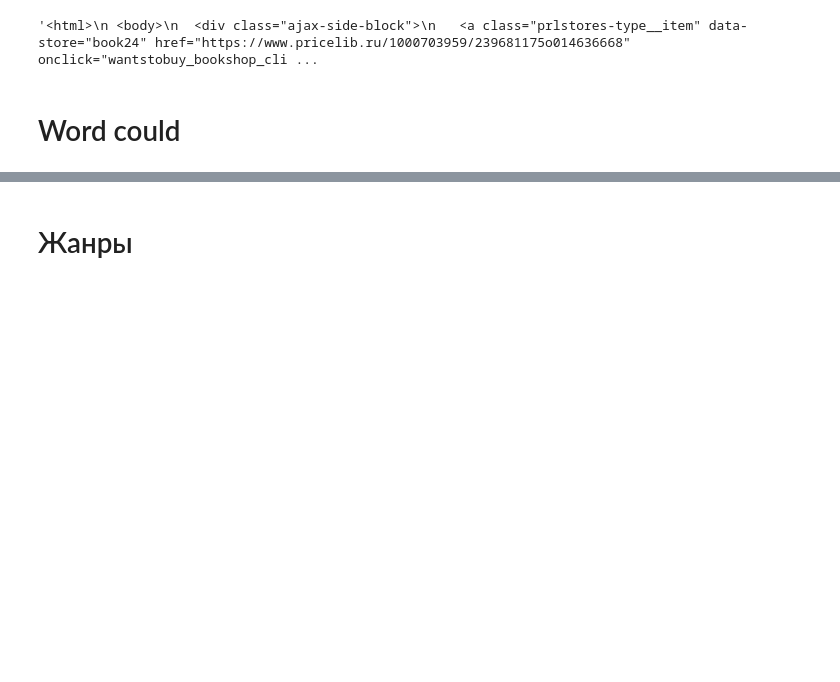
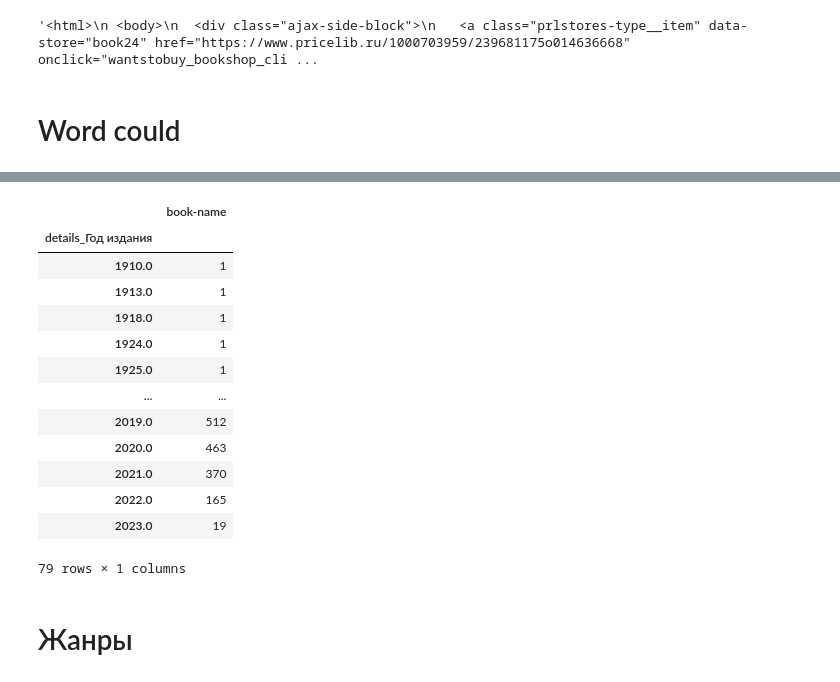
Before and after one commit to ansafronov/FantLitrature_Project, a Jupyter notebook: Data_collection.ipynb, the cells around one changed output, grey strips where cells are left out. Drawn from its saved outputs; the diff is of its cells as text; code cells hidden in the pictures; blank space fills up the shorter version.

```diff
--- a/Data_collection.ipynb
+++ b/Data_collection.ipynb
@@ -404,2 +407,25 @@ book_df
+# %%
+(
+    book_df.pivot_table(
+        index='details_Год издания',
+        values='book-name',
+        aggfunc='nunique'
+    )
+)
+# %% [output]
+|  | book-name |
+| details_Год издания |  |
+| 1910.0 | 1 |
+| 1913.0 | 1 |
+| 1918.0 | 1 |
+| 1924.0 | 1 |
+| 1925.0 | 1 |
+| ... | ... |
+| 2019.0 | 512 |
+| 2020.0 | 463 |
+| 2021.0 | 370 |
+| 2022.0 | 165 |
+| 2023.0 | 19 |
+79 rows × 1 columns
 # %% [markdown]
 # Жанры
```
Also changed, not shown: parts of 13 cells of this notebook, 7 other files.
